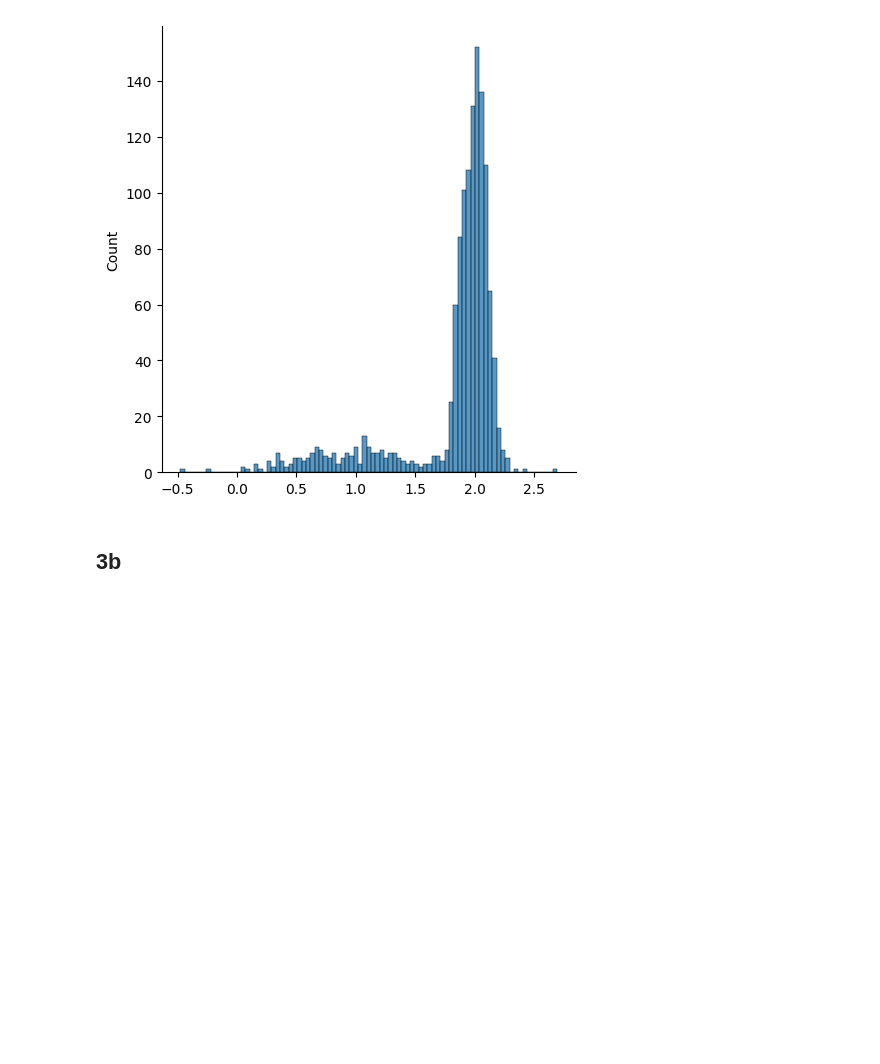
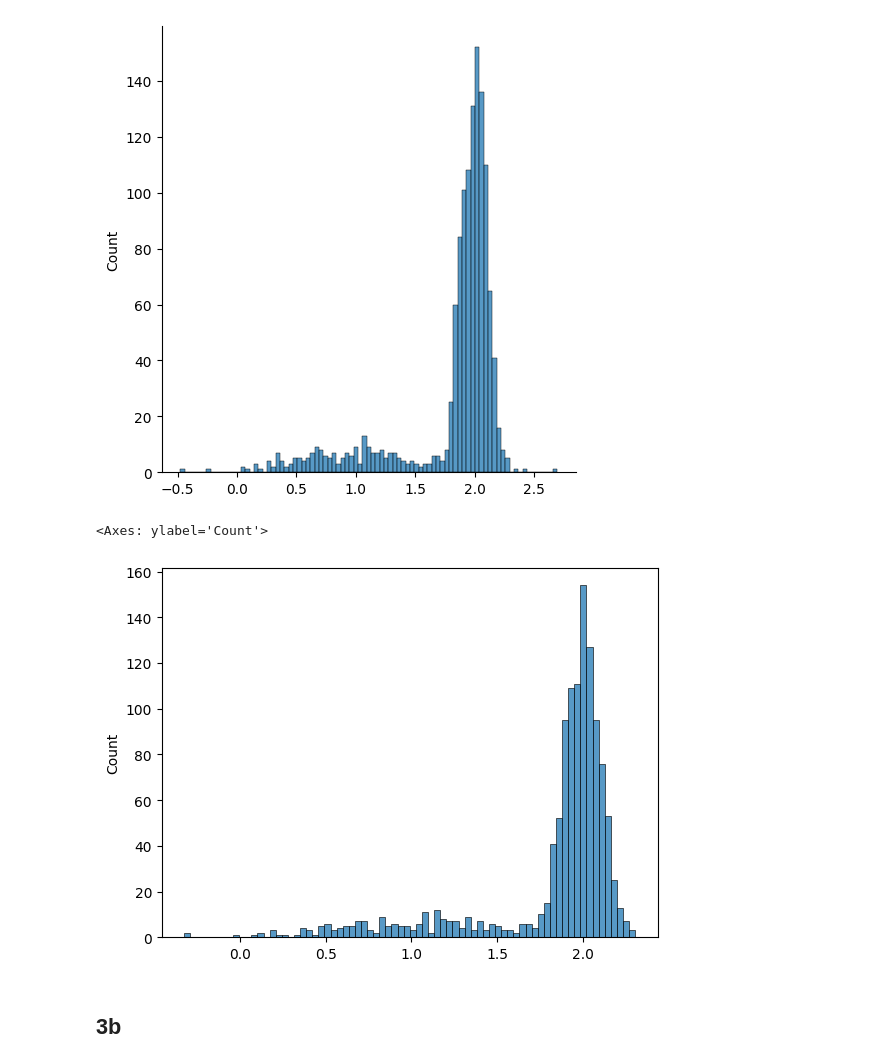
Before and after one commit to Saman-Saffari/Sampling-Techniques-Computational-Statistics-First-Project-, a Jupyter notebook: Project1-SamanSaffari.ipynb, the cells around one changed output. Cells and saved outputs as stored; diff of their text form; code cells hidden in the pictures; blank space fills up the shorter version.

```diff
--- a/Project1-SamanSaffari.ipynb
+++ b/Project1-SamanSaffari.ipynb
@@ -198,6 +198,29 @@ sns.displot(sample)
 # %% [output]
 <seaborn.axisgrid.FacetGrid at 0x...>
 [figure]
+# %%
+def composition_sampler():
+    lables=[]
+    samples=[]
+    for i in range (1200):
+        u=np.random.uniform(0,1)
+        if u<0.8:
+            lables.append(1)
+        else:
+            lables.append(0)
+    for i in lables:
+        if i==1:
+            samples.append(np.random.normal(2,0.1))
+        else:
+            samples.append(np.random.normal(1,0.5))
+    return samples
+# %%
+composition_sample=composition_sampler()
+# %%
+sns.histplot(composition_sample)
+# %% [output]
+<Axes: ylabel='Count'>
+[figure, added]
 # %% [markdown]
 ## 3b
 # %%
```
